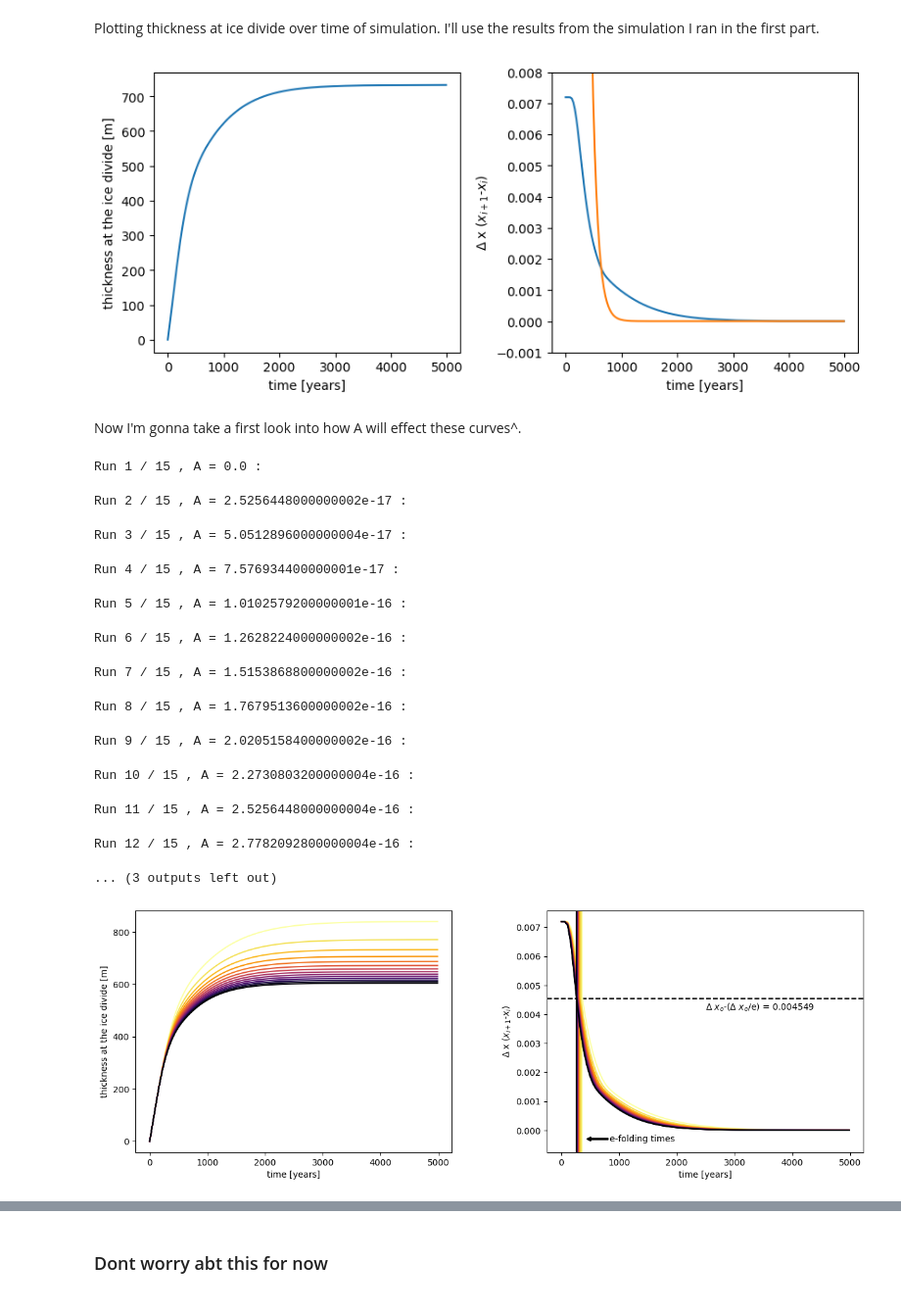
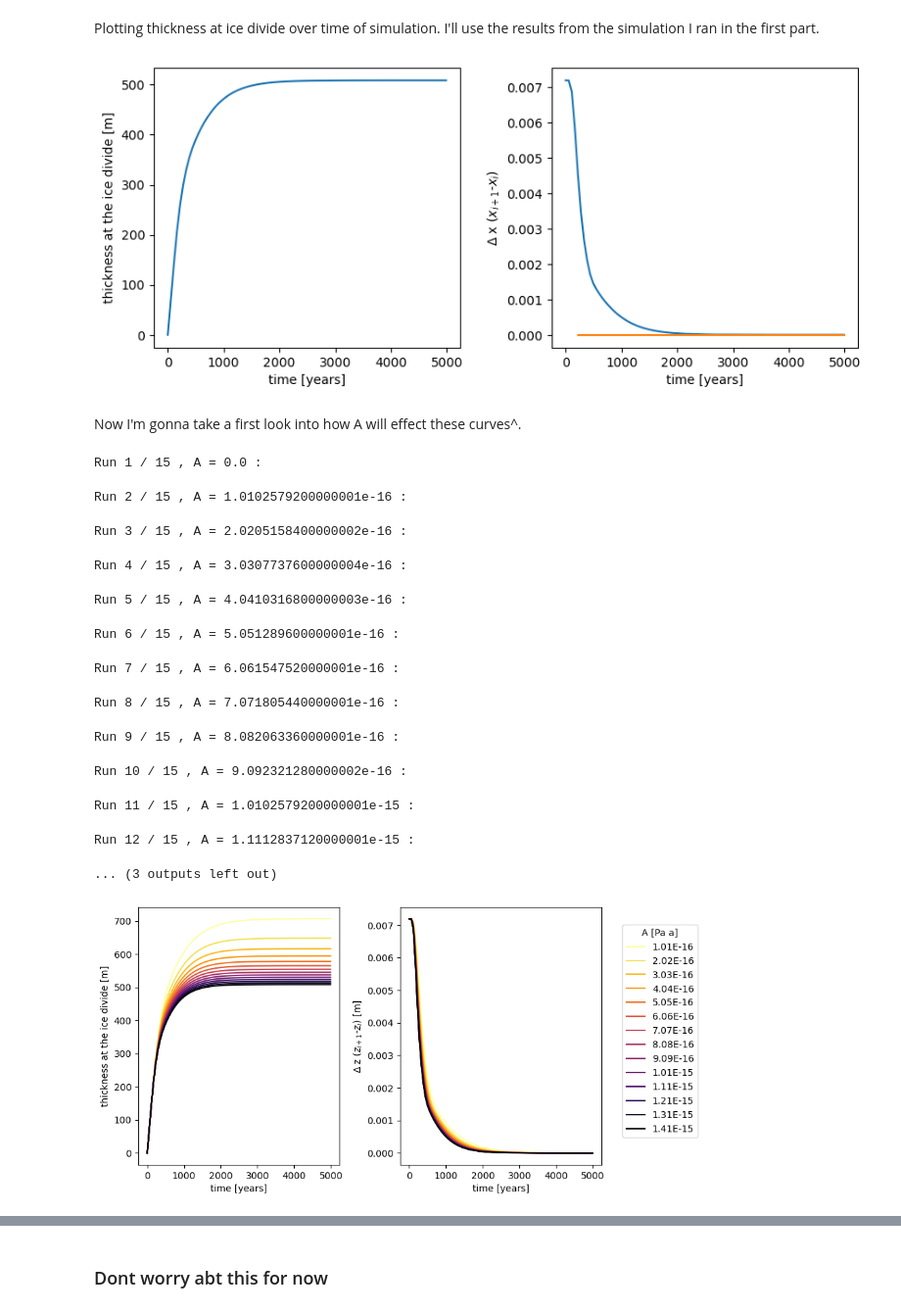
Before and after one commit to JGCAITLIN/glaciology, a Jupyter notebook: final_proj/glac23_final_proj.ipynb, the cells around one changed output, grey strips where cells are left out. Shown at 98% size. Cells and saved outputs as stored; diff of their text form; code cells hidden in the pictures.

Commit message:
making plots for presentation

```diff
--- a/final_proj/glac23_final_proj.ipynb
+++ b/final_proj/glac23_final_proj.ipynb
@@ -169,19 +184,19 @@ axs[0].set_xlabel('time [years]')
 axs[0].set_ylabel('thickness at the ice divide [m]')
 
 axs[1].plot(icedivide_time, change)
-axs[1].plot(icedivide_time, y)
-axs[1].set_ylim([-0.001,0.008])
+axs[1].plot(curvefit_x, curvefit_y) #(icedivide_time, y)
+#axs[1].set_ylim([0,8])
 axs[1].set_xlabel('time [years]')
 axs[1].set_ylabel('\u0394 x ($x_{i+1}$-$x_{i}$)');
 # %% [output]
-[figure, old version]
+[figure, new version]
 # %% [markdown]
 Now I'm gonna take a first look into how A will effect these curves^.
 # %%
 ##collecting the data##
 
 #parameters for model
-Amax    = 5 * (24*10**(-25)*60*60*24*365.4) #setting upper limit of A, value in parentheses is the 'typical' A value
+Amax    = 20 * (24*10**(-25)*60*60*24*365.4) #setting upper limit of A, value in parentheses is the 'typical' A value
 A_range = np.arange(0, Amax, Amax/15)       #making array of A values from zero to Amax
 dt      = 2/365                             #2 day length time step
 time_tot= 5000                              #total time [years]
@@ -228,48 +243,52 @@ for i in range(0, len(A_range)):
         efold_times = np.append(efold_times, time[index])
 # %% [output]
 Run 1 / 15 , A = 0.0 :
-Run 2 / 15 , A = 2.5256448000000002e-17 :
+Run 2 / 15 , A = 1.0102579200000001e-16 :
-Run 3 / 15 , A = 5.0512896000000004e-17 :
+Run 3 / 15 , A = 2.0205158400000002e-16 :
-Run 4 / 15 , A = 7.576934400000001e-17 :
+Run 4 / 15 , A = 3.0307737600000004e-16 :
-Run 5 / 15 , A = 1.0102579200000001e-16 :
+Run 5 / 15 , A = 4.0410316800000003e-16 :
-Run 6 / 15 , A = 1.2628224000000002e-16 :
+Run 6 / 15 , A = 5.051289600000001e-16 :
-Run 7 / 15 , A = 1.5153868800000002e-16 :
+Run 7 / 15 , A = 6.061547520000001e-16 :
-Run 8 / 15 , A = 1.7679513600000002e-16 :
+Run 8 / 15 , A = 7.071805440000001e-16 :
-Run 9 / 15 , A = 2.0205158400000002e-16 :
+Run 9 / 15 , A = 8.082063360000001e-16 :
-Run 10 / 15 , A = 2.2730803200000004e-16 :
+Run 10 / 15 , A = 9.092321280000002e-16 :
-Run 11 / 15 , A = 2.5256448000000004e-16 :
+Run 11 / 15 , A = 1.0102579200000001e-15 :
-Run 12 / 15 , A = 2.7782092800000004e-16 :
+Run 12 / 15 , A = 1.1112837120000001e-15 :
 ... (3 outputs left out)
 # %%
 #setting up the figure
-fig, axs = plt.subplots(1, 2, figsize=(15, 5))
+fig, axs = plt.subplots(1, 3, figsize=(14, 5))
 fig.subplots_adjust(wspace=0.3)
 
 axs[0].set_xlabel('time [years]')
 axs[0].set_ylabel('thickness at the ice divide [m]')
 
 axs[1].set_xlabel('time [years]')
-axs[1].set_ylabel('\u0394 x ($x_{i+1}$-$x_{i}$)')
+axs[1].set_ylabel('\u0394 z ($z_{i+1}$-$z_{i}$) [m]')
 
-new_cmap = cm.get_cmap('inferno_r', 128) #making color map object to use for distiguishing various A values
+axs[2].axis('off')
+A_cmap = cm.get_cmap('inferno_r', 128) #making color map object to use for distiguishing various A values
 
 #plotting
 counter = 0
 for i in range(1, len(A_range)):
-    axs[0].plot(short_time[i, :], icedivide[i, :], color=new_cmap(counter))
-    axs[1].plot(short_time[i, :], del_x[i, :], color=new_cmap(counter))
+    axs[0].plot(short_time[i, :], icedivide[i, :], color=A_cmap(counter))
+    axs[1].plot(short_time[i, :], del_x[i, :], color=A_cmap(counter), label='%.2E' % Decimal(A_range[i]))
+    """
     if i!=0:
         axs[1].axvline(x=efold_times[i-1], color=new_cmap(counter))
+    """
     counter += 10
 
+axs[1].legend(bbox_to_anchor=(1.5, 0.95), title='A [Pa a]', ncols=1)
+plt.savefig('Zevolution.png', transparent=True);
+#axs[1].axhline(y=efold, color='k', linestyle='dashed', zorder=0)
+#axs[1].text(2500, efold-.0004, '\u0394 $z_o$-(\u0394 $z_o$/e) = '+str(round(efold, 6)))
 
-axs[1].axhline(y=efold, color='k', linestyle='dashed', zorder=0)
-axs[1].text(2500, efold-.0004, '\u0394 $x_o$-(\u0394 $x_o$/e) = '+str(round(efold, 6)))
-
-axs[1].arrow(efold_times[-1]+550, -0.0003, -300, 0, width=0.00005, head_length=75, color='k')
-axs[1].text(efold_times[-1]+580, -0.00038, 'e-folding times');
+#axs[1].arrow(efold_times[-1]+550, -0.0003, -300, 0, width=0.00005, head_length=75, color='k')
+#axs[1].text(efold_times[-1]+580, -0.00038, 'e-folding times');
 # %% [output]
-[figure, old version]
+[figure, new version]
 # %%
 def efolding_rng(t, var, samp_num):
 
```
Also changed, not shown: parts of 21 cells of this notebook.
